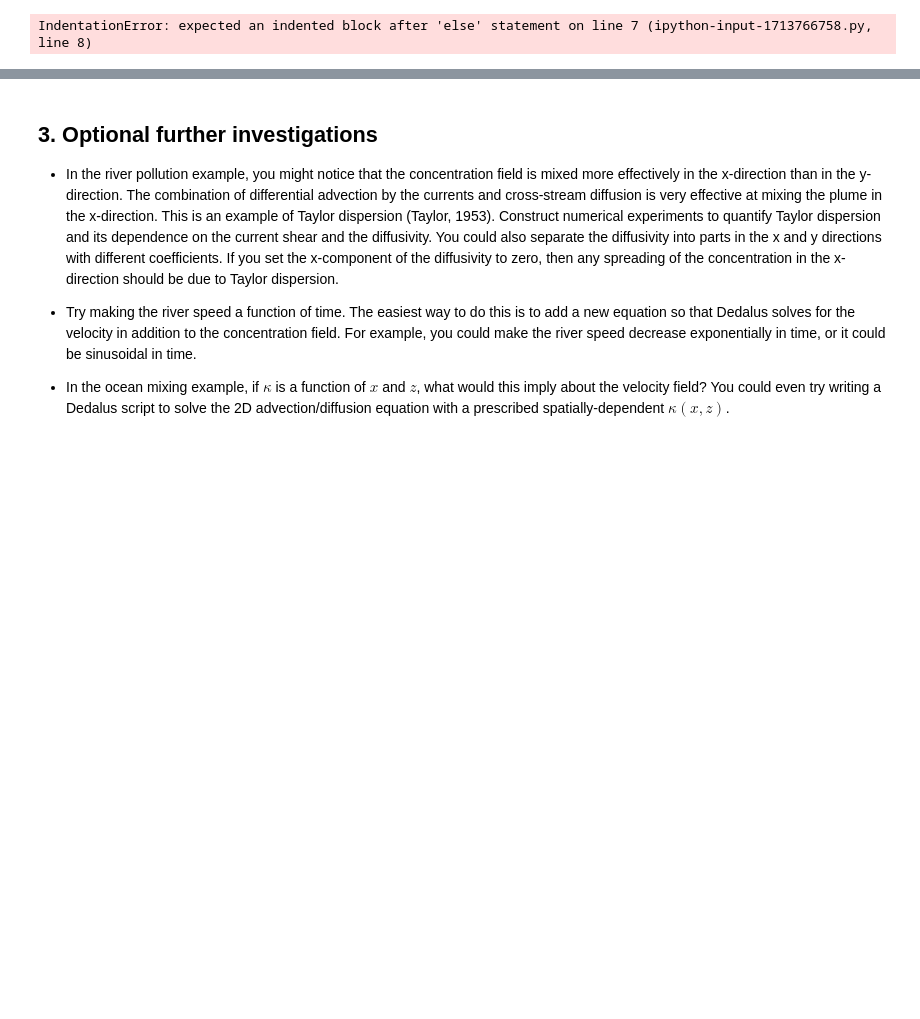
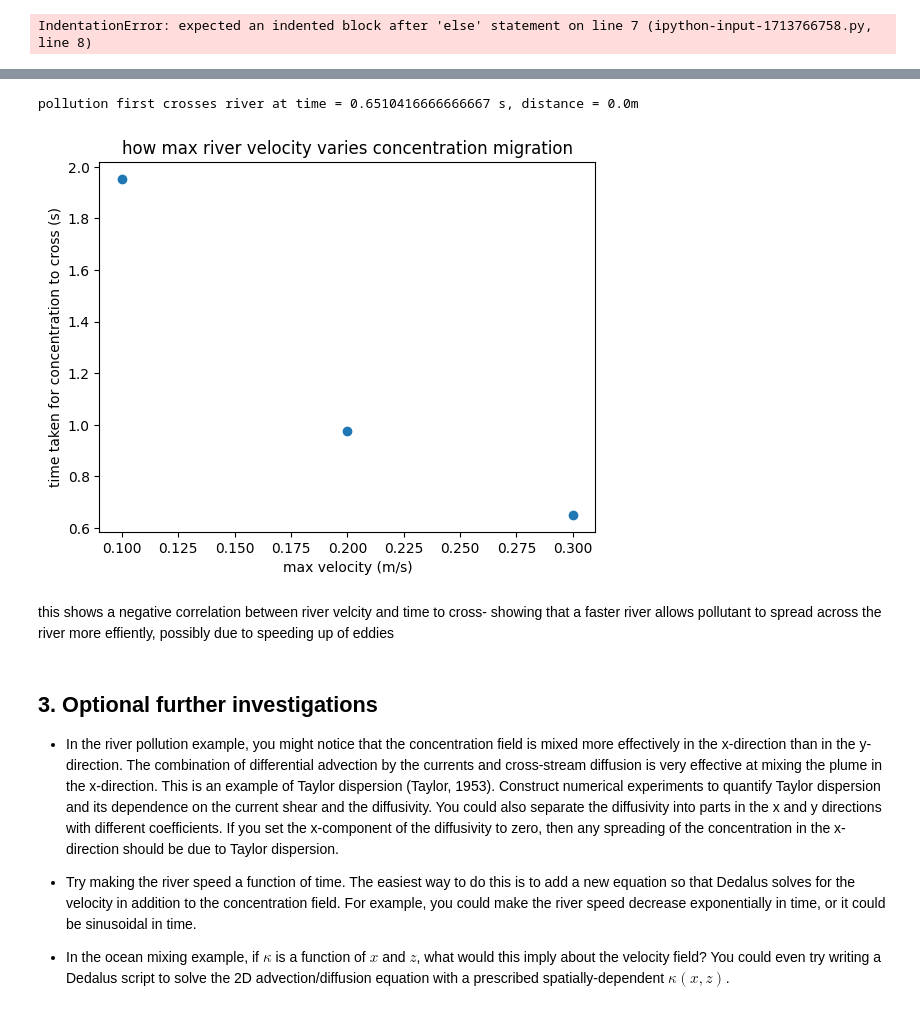
Before and after one commit to meganlouiseedwards/QCES, a Jupyter notebook: Project2_transport.ipynb, the cells around one changed output, grey strips where cells are left out. Cells and saved outputs as stored; diff of their text form; code cells hidden in the pictures; blank space fills up the shorter version.

Commit message:
time/ speed plot complete

```diff
--- a/Project2_transport.ipynb
+++ b/Project2_transport.ipynb
@@ -1036,3 +1149,30 @@ INFO:__main__:Starting main loop
+# %%
+concentration = False
+for time in range(len(t_save)):
+  for xpos in range(0,Nx):
+    if c_save[time, xpos, -1] >0:
+      print (f"pollution first crosses river at time = {t_save[time]} s, distance = {x[xpos,0]}m")
+      concentration = True
+      break
+  if concentration == True:
+    break
+# %% [output]
+pollution first crosses river at time = 0.6510416666666667 s, distance = 0.0m
+# %%
+velocities = (0.1,0.2,0.3)
+times = (1.953, 0.977, 0.651)
+
+plt.figure()
+plt.scatter(velocities, times)
+plt.xlabel('max velocity (m/s)')
+plt.ylabel('time taken for concentration to cross (s)')
+plt.title('how max river velocity varies concentration migration')
+
+plt.show()
+# %% [output]
+[figure, added]
+# %% [markdown]
+this shows a negative correlation between river velcity and time to cross- showing that a faster river allows pollutant to spread across the river more effiently, possibly due to speeding up of eddies
 # %% [markdown]
 ## 3. Optional further investigations
 
```
Also changed, not shown: parts of 13 cells of this notebook.
